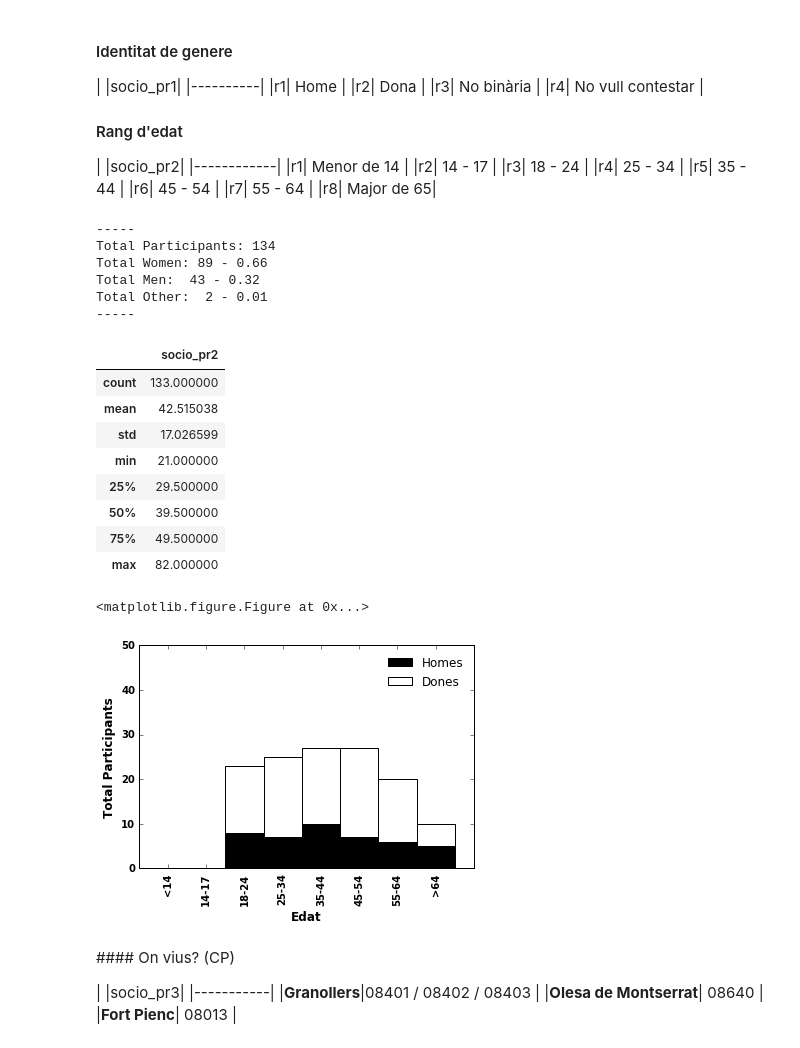
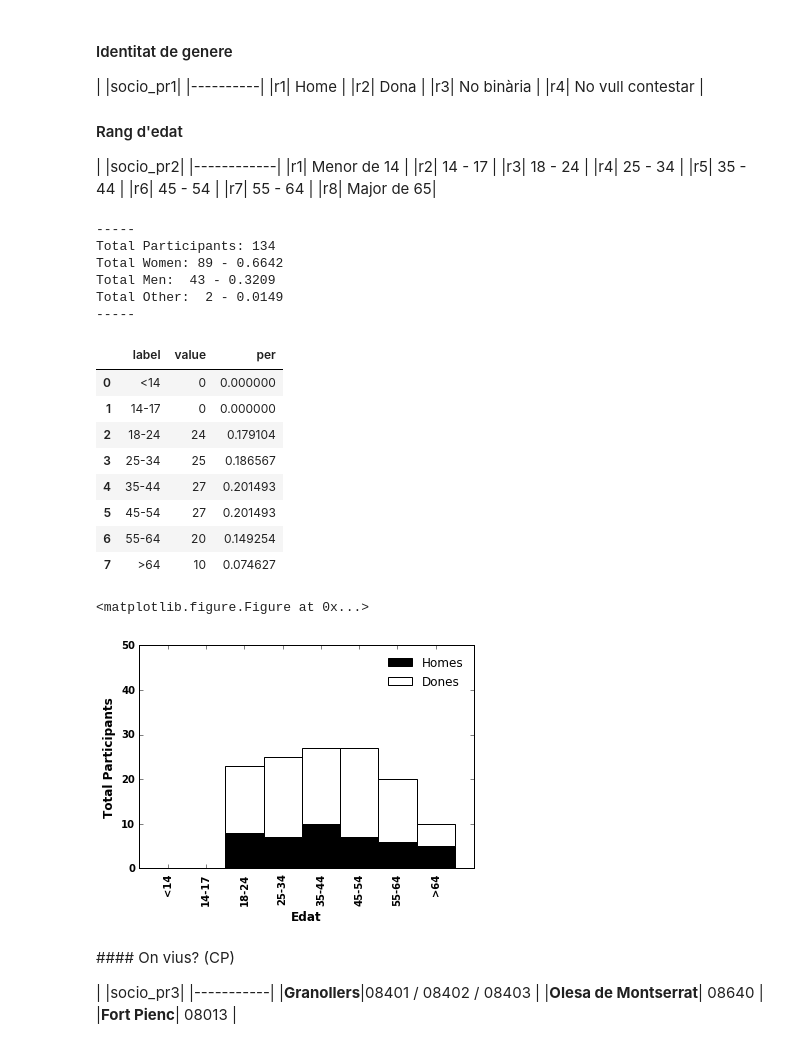
Before and after one commit to jvicens/bibliolab-housing-analysis, a Jupyter notebook: Report Analysis/bibliolab_data_analysis_granollers.ipynb, the cells around one changed output. Drawn from its saved outputs; the diff is of its cells as text; code cells hidden in the pictures.

```diff
--- a/Report Analysis/bibliolab_data_analysis_granollers.ipynb
+++ b/Report Analysis/bibliolab_data_analysis_granollers.ipynb
@@ -274,9 +274,9 @@ socio_pr2_none = [p['socio']['socio_pr2'] for p in participants if p['socio']['s
 
 print ('-----')
 print ('Total Participants: %d' %(len(participants)))
-print ('Total Women: %d - %.2f' %(len(socio_pr2_women), float(len(socio_pr2_women))/float(len(participants))))
-print ('Total Men:  %d - %.2f' %(len(socio_pr2_men), float(len(socio_pr2_men))/float(len(participants))))
-print ('Total Other:  %d - %.2f' %(len(socio_pr2_none), float(len(socio_pr2_none))/float(len(participants))))
+print ('Total Women: %d - %.4f' %(len(socio_pr2_women), float(len(socio_pr2_women))/float(len(participants))))
+print ('Total Men:  %d - %.4f' %(len(socio_pr2_men), float(len(socio_pr2_men))/float(len(participants))))
+print ('Total Other:  %d - %.4f' %(len(socio_pr2_none), float(len(socio_pr2_none))/float(len(participants))))
 print ('-----')
 
 
@@ -296,45 +296,46 @@ df_men = pd.DataFrame({'label':['<14', '14-17', '18-24', '25-34', '35-44', '45-5
                        'value':[socio_pr2_men.count('r1'), socio_pr2_men.count('r2'), socio_pr2_men.count('r3'),
                             socio_pr2_men.count('r4'), socio_pr2_men.count('r5'), socio_pr2_men.count('r6'),
                             socio_pr2_men.count('r7'), socio_pr2_men.count('r8')]})
 
 max_y = 10
 
 df_gender = pd.DataFrame()
 df_gender['men'] = df_men['value']
 df_gender['women'] = df_women['value']
 
 plt.clf()
 fig, ax = plt.subplots()
 ax = df_gender[['men', 'women']].plot.bar(stacked=True, width=1, position=0.5, ax=ax, alpha=1, color=[colors[0], colors[1]])
 max_y = 50
 plt.xticks(np.arange(0,9),('<14', '14-17', '18-24', '25-34', '35-44', '45-54', '55-64', '>64'), **ticks_font)
 plt.yticks(**ticks_font)
 plt.xlabel('Edat', **axis_font)
 plt.ylabel('Total Participants', **axis_font)
 plt.legend(['Homes','Dones'], fancybox=True, framealpha=0)
 plt.ylim(0,max_y)
 
 plt.savefig('figures/Granollers/01_'+text_dataset+'.png', bbox_inches='tight', dpi=300, transparent=True)
 
 mapping = {'r1': float(1+13)/2, 'r2': float(14+17)/2, 'r3': float(18+24)/2, 'r4': float(25+34)/2, 'r5': float(35+44)/2, 'r6': float(45+54)/2, 'r7': float(55+64)/2, 'r8': float(65+99)/2, '': None}
 df_participants_socio_numeric = df_participants_socio.replace({'socio_pr2': mapping})
 df_participants_socio_numeric.describe()
+df_ages
 # %% [output]
 -----
 Total Participants: 134
-Total Women: 89 - 0.66
-Total Men:  43 - 0.32
-Total Other:  2 - 0.01
+Total Women: 89 - 0.6642
+Total Men:  43 - 0.3209
+Total Other:  2 - 0.0149
 -----
-|  | socio_pr2 |
-| count | 133.000000 |
-| mean | 42.515038 |
-| std | 17.026599 |
-| min | 21.000000 |
-| 25% | 29.500000 |
-| 50% | 39.500000 |
-| 75% | 49.500000 |
-| max | 82.000000 |
+|  | label | value | per |
+| 0 | <14 | 0 | 0.000000 |
+| 1 | 14-17 | 0 | 0.000000 |
+| 2 | 18-24 | 24 | 0.179104 |
+| 3 | 25-34 | 25 | 0.186567 |
+| 4 | 35-44 | 27 | 0.201493 |
+| 5 | 45-54 | 27 | 0.201493 |
+| 6 | 55-64 | 20 | 0.149254 |
+| 7 | >64 | 10 | 0.074627 |
 <matplotlib.figure.Figure at 0x...>
 [figure]
 # %% [markdown]
```
Also changed, not shown: parts of 6 cells of this notebook, 10 other files.
